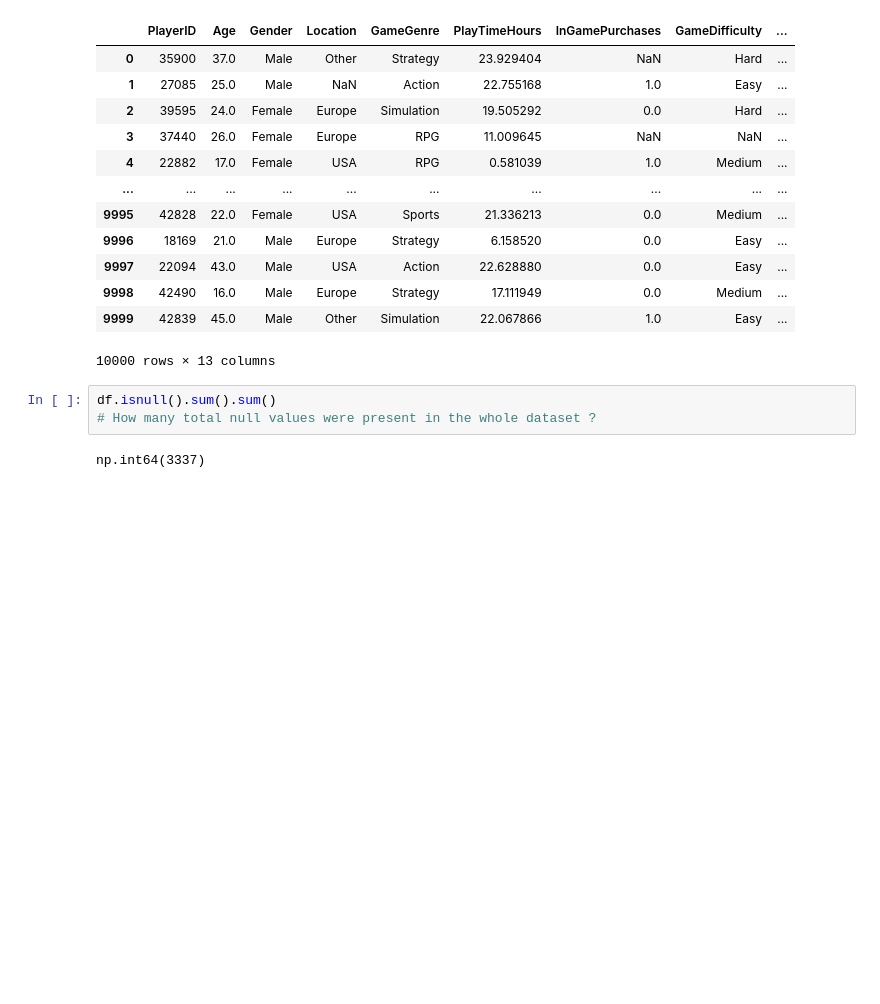
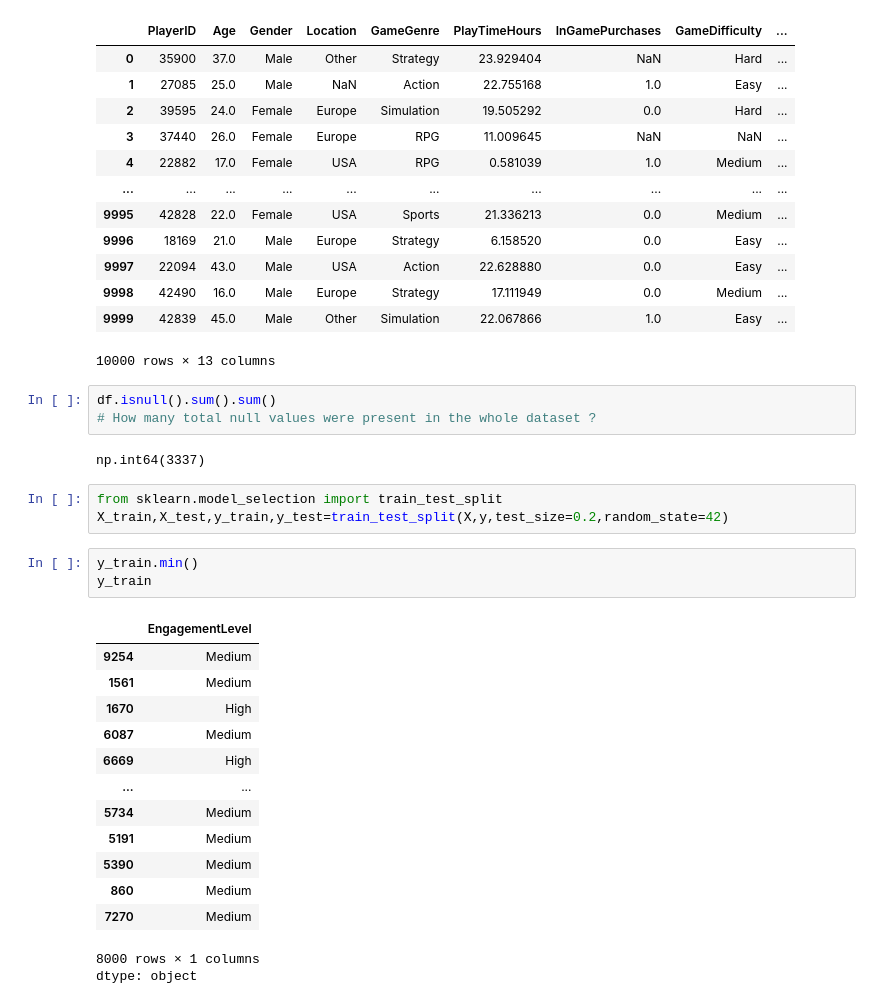
Before and after one commit to 24f3003274-RISHABH/Machine-Learning-Projects, a Jupyter notebook: MLP/MLP_GA_02.ipynb, the cells around one changed output. Drawn from its saved outputs; the diff is of its cells as text; blank space fills up the shorter version.

```diff
--- a/MLP/MLP_GA_02.ipynb
+++ b/MLP/MLP_GA_02.ipynb
@@ -106,3 +106,24 @@ df.isnull().sum().sum()
 # How many total null values were present in the whole dataset ?
 # %% [output]
 np.int64(3337)
+# %%
+from sklearn.model_selection import train_test_split
+X_train,X_test,y_train,y_test=train_test_split(X,y,test_size=0.2,random_state=42)
+# %%
+y_train.min()
+y_train
+# %% [output]
+|  | EngagementLevel |
+| 9254 | Medium |
+| 1561 | Medium |
+| 1670 | High |
+| 6087 | Medium |
+| 6669 | High |
+| ... | ... |
+| 5734 | Medium |
+| 5191 | Medium |
+| 5390 | Medium |
+| 860 | Medium |
+| 7270 | Medium |
+8000 rows × 1 columns
+dtype: object
```
Also changed, not shown: parts of 2 cells of this notebook.
